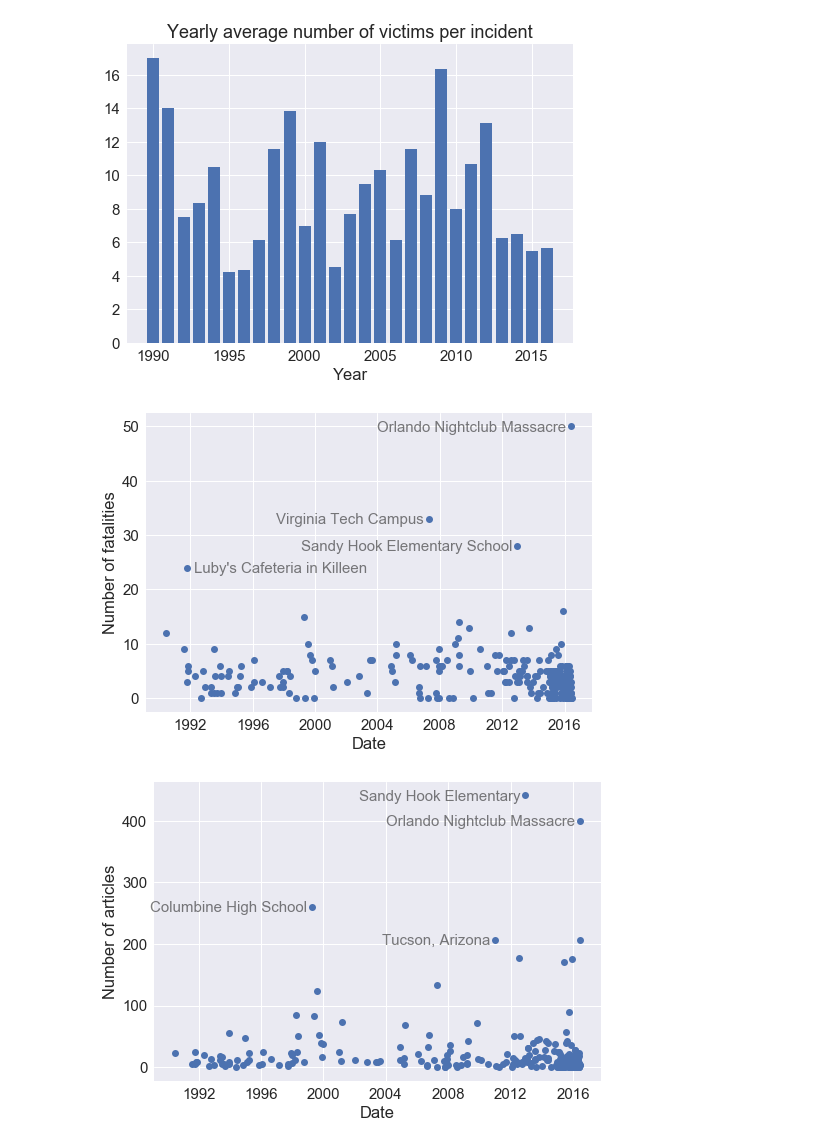
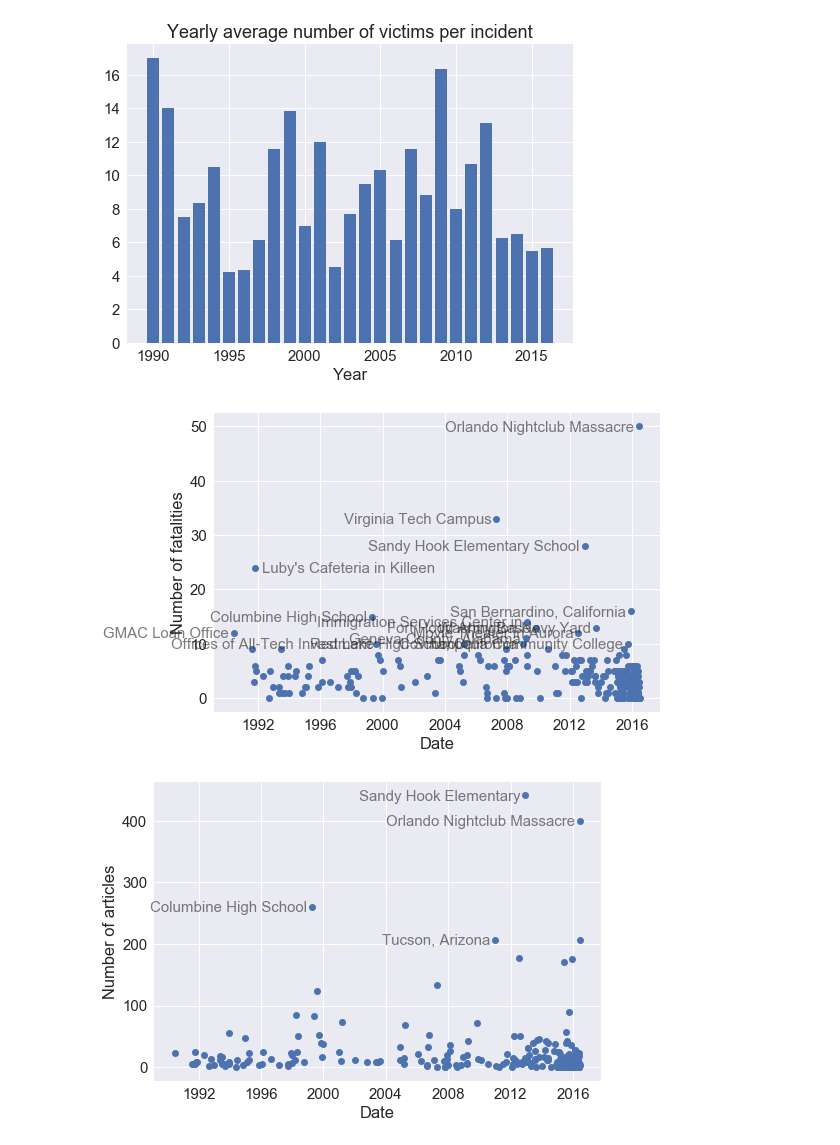
Before and after one commit to dallascard/terrorism, a Jupyter notebook: explore_articles.ipynb, the cells around one changed output. Drawn from its saved outputs; the diff is of its cells as text; code cells hidden in the pictures.

```diff
--- a/explore_articles.ipynb
+++ b/explore_articles.ipynb
@@ -279,18 +279,18 @@ ax.set_title('Yearly average number of victims per incident');
 # %%
 fig, ax = plt.subplots(1, 1)
 ax.plot_date(df.date, df.n_fatalities)
-subset = df[df.n_fatalities > 20]
+subset = df[df.n_fatalities >= 10]
 for i in subset.index:
     row = subset.loc[i]
     if row.title.startswith('Luby'):
         ax.annotate(' '.join(row.title.split()[:4])[:-1], xy=(row.date, row.n_fatalities), size=15, xytext=(7, -5), textcoords='offset points', alpha=0.6, horizontalalignment='left')
     else:
         ax.annotate(' '.join(row.title.split()[:4]), xy=(row.date, row.n_fatalities), size=15, xytext=(-5, -5), textcoords='offset points', alpha=0.6, horizontalalignment='right')
 ax.set_xlabel('Date')
 ax.set_ylabel('Number of fatalities');
 plt.savefig('plots/fatalities.pdf')
 # %% [output]
-[figure, old version]
+[figure, new version]
 # %%
 fig, ax = plt.subplots(1, 1)
 ax.plot_date(df.date, df.n_articles)
```
Also changed, not shown: parts of 7 cells of this notebook, 5 other files.
